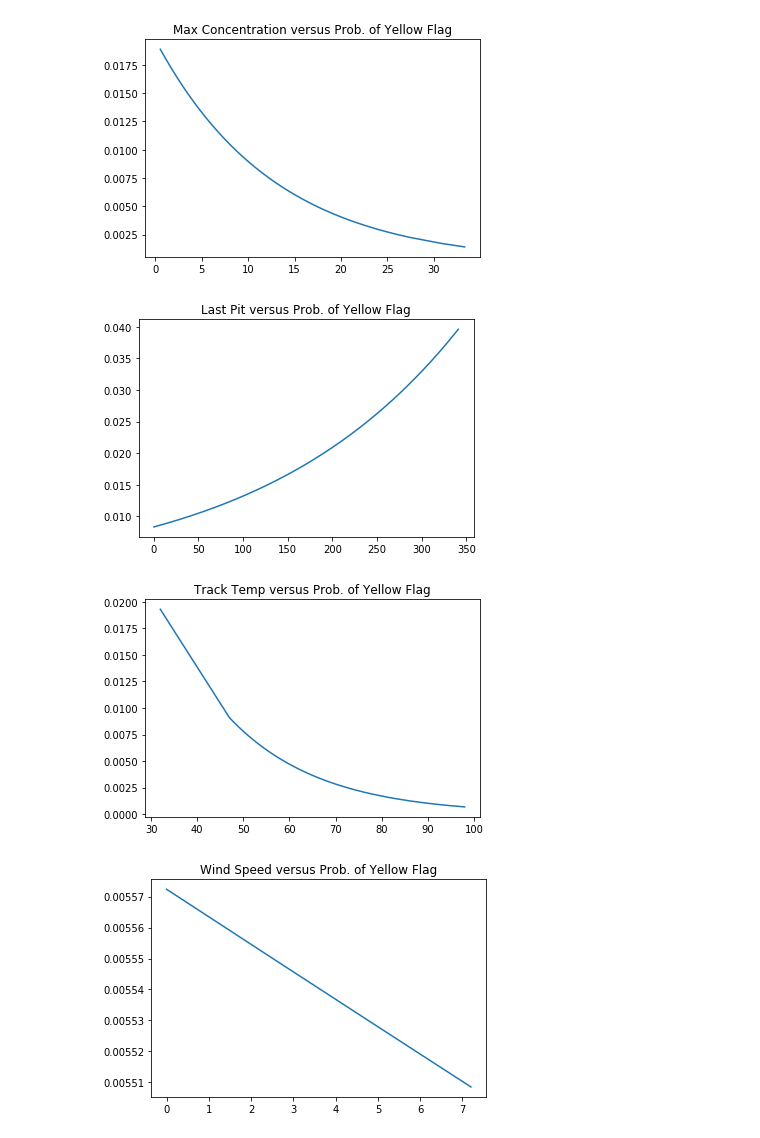
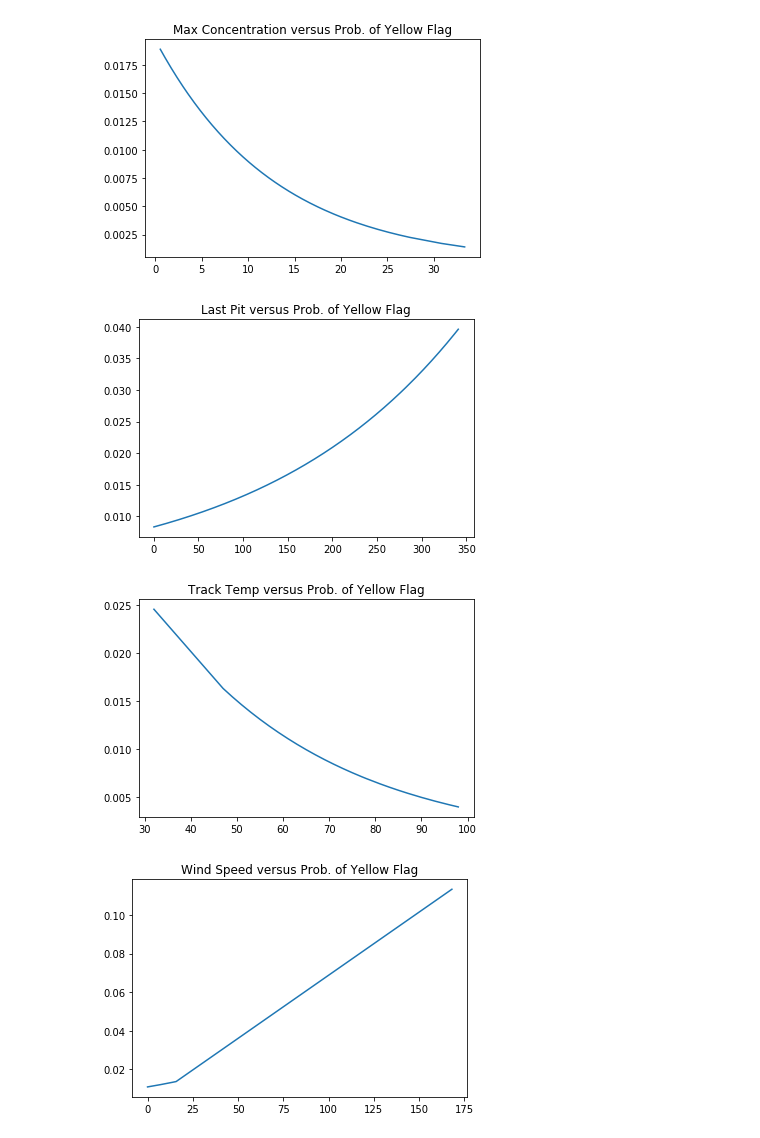
Before and after one commit to adithyashanmugam/Daytona24, a Jupyter notebook: src/Logistic.ipynb, the cells around one changed output. Saved outputs shown, nothing was run; the diff lists cells and outputs as text; code cells hidden in the pictures.

```diff
--- a/src/Logistic.ipynb
+++ b/src/Logistic.ipynb
@@ -8,28 +8,28 @@ df = pd.read_csv('../data/agg_all.csv')
 # %%
 for i in range(0,5):
     df_copy = df.copy()
-    if i == 3 or i == 4:
-        df_copy = df_copy.dropna()
+#     if i == 3 or i == 4:
+#         df_copy = df_copy.dropna()
 
     feature = df_copy.iloc[:, i]
     label = df_copy.iloc[:, -1]
 
     z = list(zip(feature, label))
     z = sorted(z, key=lambda t: t[0])
 
     X = [t[0] for t in z]
     X = np.array(X).reshape(-1, 1)
     y = [t[1] for t in z]
 
     clf = LogisticRegression(random_state=0).fit(X, y)
     yg = clf.predict_proba(X)[:, 1]
 
     plt.title(list(df.columns.values)[i] + ' versus Prob. of Yellow Flag')
     plt.plot(X, yg)
     plt.show()
 # %% [output]
 [figure]
 [figure]
 [figure]
-[figure, old version]
+[figure, new version]
-[figure, old version]
+[figure, new version]
```
Also changed, not shown: 7 other files.
